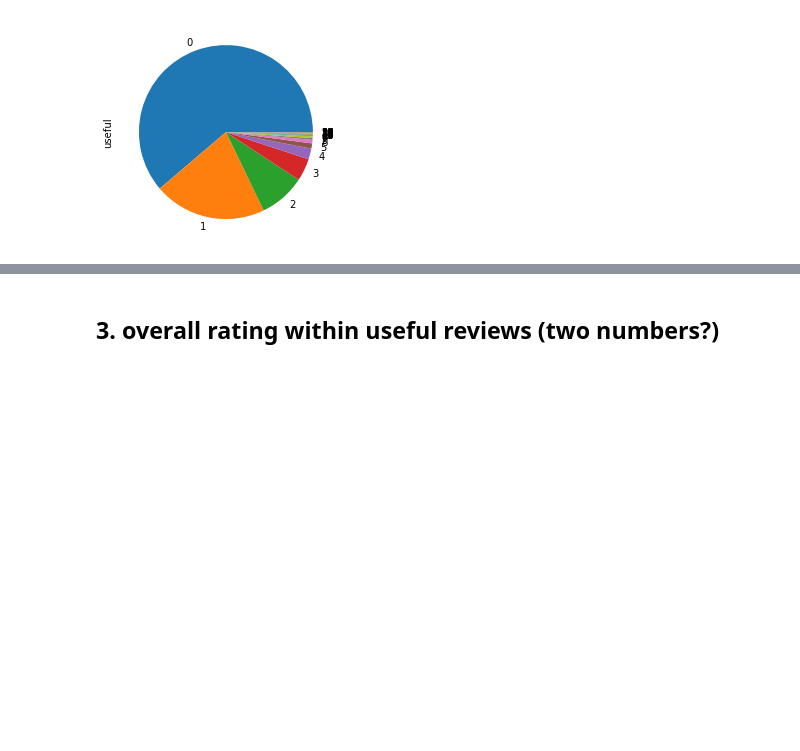
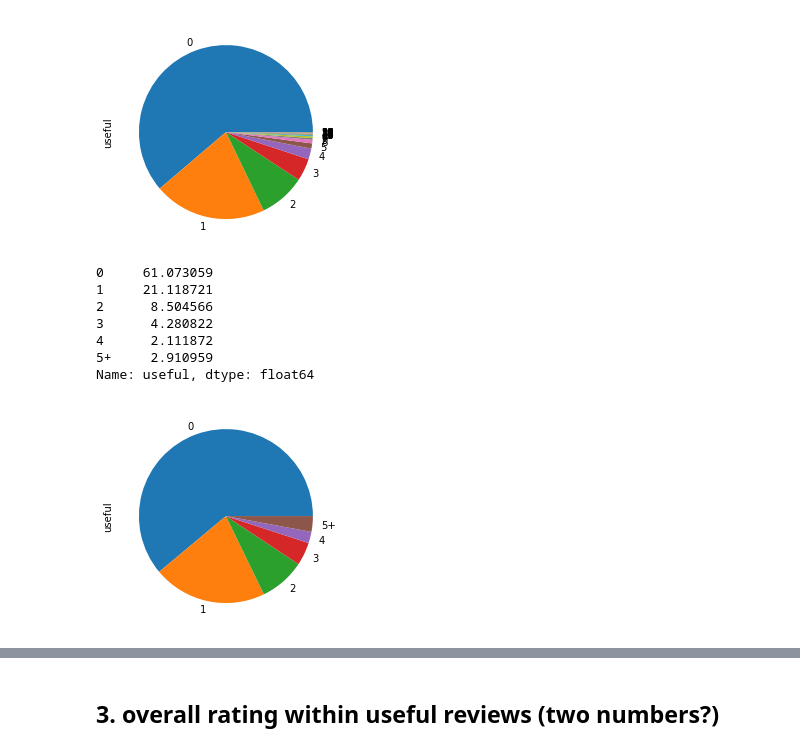
Before and after one commit to dliu9999/DSC106-Final-Project, a Jupyter notebook: yelp.ipynb, the cells around one changed output, grey strips where cells are left out. Drawn from its saved outputs; the diff is of its cells as text; code cells hidden in the pictures; blank space fills up the shorter version.

```diff
--- a/yelp.ipynb
+++ b/yelp.ipynb
@@ -25,7 +25,9 @@ reviews = pd.read_csv('data/reviews.csv')
 reviews['date'] = pd.to_datetime(reviews['date'])
 # %%
 starbucks_reviews = starbucks.merge(reviews, on='business_id', how='left')
+starbucks_reviews['year'] = starbucks_reviews.date.dt.year
 horton_reviews = horton.merge(reviews, on='business_id', how='left')
+horton_reviews['year'] = horton_reviews.date.dt.year
 # %% [markdown]
 ## 1. overall rating (two numbers)
 # %%
@@ -47,3 +49,16 @@ array([ 0,  1,  3,  2,  4,  7,  5,  8,  6, 13, 25, 31, 17,  9, 10, 30, 45,
 reviews.useful.value_counts().plot.pie(); # maybe bin the usefuls
 # %% [output]
 [figure]
+# %%
+star_use = starbucks_reviews.useful.apply(lambda x: str(x) if x < 5 else '5+')
+display(star_use.value_counts(normalize=True).sort_index() * 100)
+star_use.value_counts().sort_index().plot.pie();
+# %% [output]
+0     61.073059
+1     21.118721
+2      8.504566
+3      4.280822
+4      2.111872
+5+     2.910959
+Name: useful, dtype: float64
+[figure, added]
```
Also changed, not shown: parts of 12 cells of this notebook.
